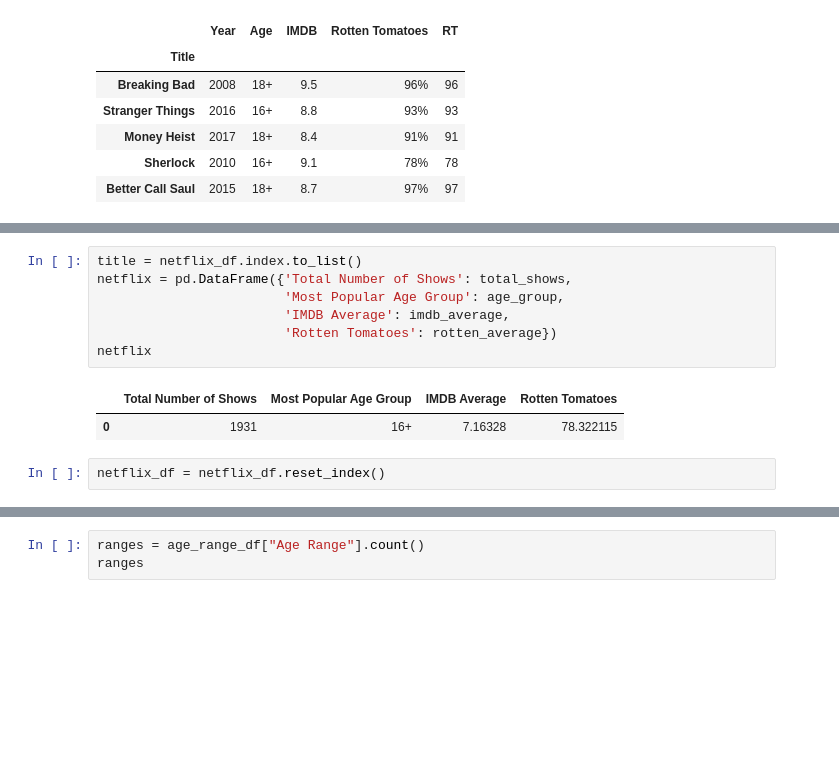
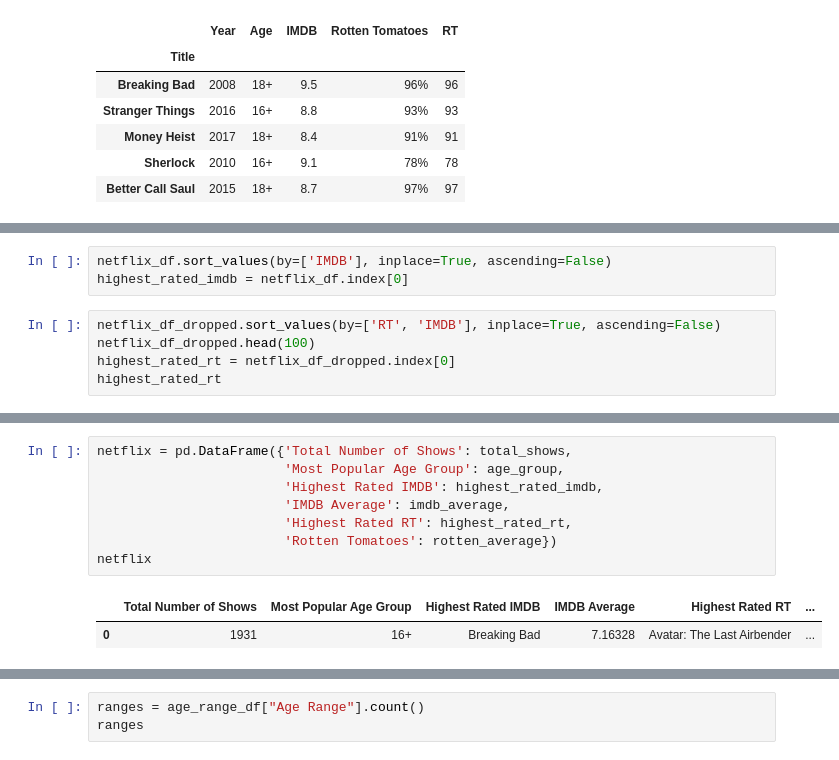
Before and after one commit to Tgreenhu/streaming-platform-analysis, a Jupyter notebook: netflix.ipynb, the cells around one changed output, grey strips where cells are left out. Saved outputs shown, nothing was run; the diff lists cells and outputs as text; blank space fills up the shorter version.

Commit message:
Updated Netflix files

```diff
--- a/netflix.ipynb
+++ b/netflix.ipynb
@@ -65,0 +55,8 @@ total_shows
+# %%
+netflix_df.sort_values(by=['IMDB'], inplace=True, ascending=False)
+highest_rated_imdb = netflix_df.index[0]
+# %%
+netflix_df_dropped.sort_values(by=['RT', 'IMDB'], inplace=True, ascending=False)
+netflix_df_dropped.head(100)
+highest_rated_rt = netflix_df_dropped.index[0]
+highest_rated_rt
@@ -66,13 +69,12 @@ total_shows
 # %%
-title = netflix_df.index.to_list()
 netflix = pd.DataFrame({'Total Number of Shows': total_shows,
                         'Most Popular Age Group': age_group,
+                        'Highest Rated IMDB': highest_rated_imdb,
                         'IMDB Average': imdb_average,
+                        'Highest Rated RT': highest_rated_rt,
                         'Rotten Tomatoes': rotten_average})
 netflix
 # %% [output]
-|  | Total Number of Shows | Most Popular Age Group | IMDB Average | Rotten Tomatoes |
-| 0 | 1931 | 16+ | 7.16328 | 78.322115 |
+|  | Total Number of Shows | Most Popular Age Group | Highest Rated IMDB | IMDB Average | Highest Rated RT | ... |
+| 0 | 1931 | 16+ | Breaking Bad | 7.16328 | Avatar: The Last Airbender | ... |
-# %%
-netflix_df = netflix_df.reset_index()
 # %%
```
Also changed, not shown: parts of 9 cells of this notebook, 2 other files.
